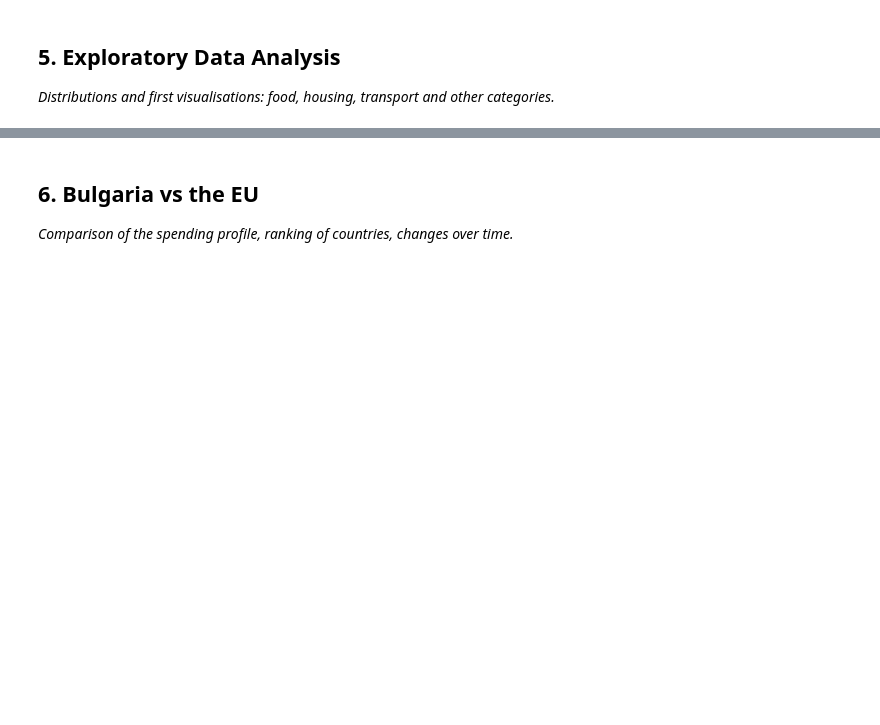
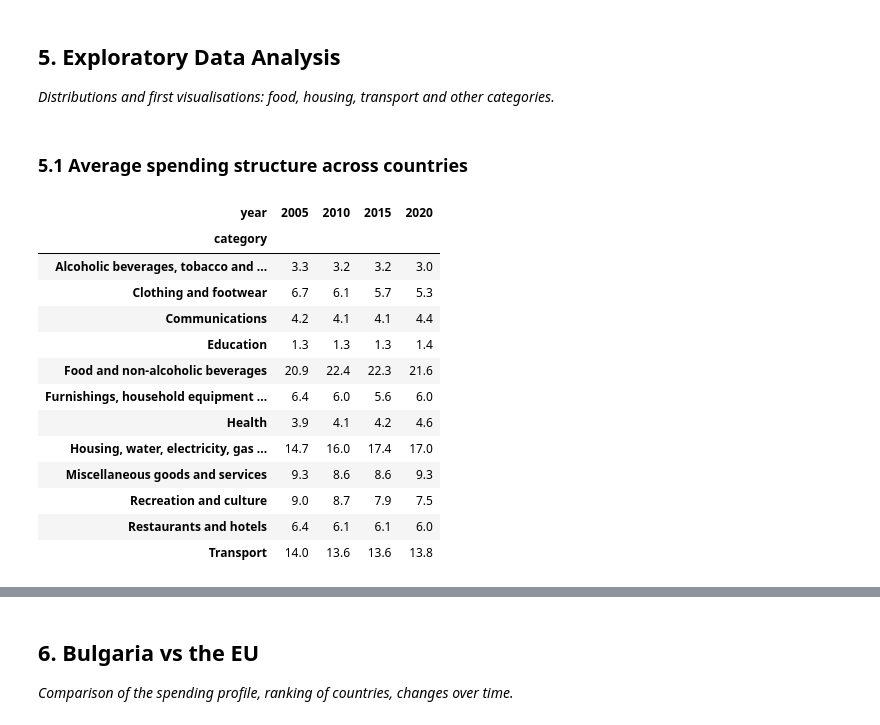
Before and after one commit to qnaatanasova86-tech/household-budgets-bg-vs-eu, a Jupyter notebook: household_budgets_analysis.ipynb, the cells around one changed output, grey strips where cells are left out. Cells and saved outputs as stored; diff of their text form; code cells hidden in the pictures; blank space fills up the shorter version.

```diff
--- a/household_budgets_analysis.ipynb
+++ b/household_budgets_analysis.ipynb
@@ -476,3 +476,30 @@ Earlier waves are excluded because imputed rent is not reported consistently bef
 ## 5. Exploratory Data Analysis
 
 _Distributions and first visualisations: food, housing, transport and other categories._
+# %% [markdown]
+### 5.1 Average spending structure across countries
+# %%
+# Mean share (%) of each category across countries, by survey wave.
+# share_excl_pct is the share without imputed rent (see section 3.4).
+mean_share = (
+    analysis.groupby(["year", "category"])["share_excl_pct"]
+    .mean()
+    .unstack("year")
+    .round(1)
+)
+mean_share
+# %% [output]
+| year | 2005 | 2010 | 2015 | 2020 |
+| category |  |  |  |  |
+| Alcoholic beverages, tobacco and ... | 3.3 | 3.2 | 3.2 | 3.0 |
+| Clothing and footwear | 6.7 | 6.1 | 5.7 | 5.3 |
+| Communications | 4.2 | 4.1 | 4.1 | 4.4 |
+| Education | 1.3 | 1.3 | 1.3 | 1.4 |
+| Food and non-alcoholic beverages | 20.9 | 22.4 | 22.3 | 21.6 |
+| Furnishings, household equipment ... | 6.4 | 6.0 | 5.6 | 6.0 |
+| Health | 3.9 | 4.1 | 4.2 | 4.6 |
+| Housing, water, electricity, gas ... | 14.7 | 16.0 | 17.4 | 17.0 |
+| Miscellaneous goods and services | 9.3 | 8.6 | 8.6 | 9.3 |
+| Recreation and culture | 9.0 | 8.7 | 7.9 | 7.5 |
+| Restaurants and hotels | 6.4 | 6.1 | 6.1 | 6.0 |
+| Transport | 14.0 | 13.6 | 13.6 | 13.8 |
```
Also changed, not shown: parts of 10 cells of this notebook.
